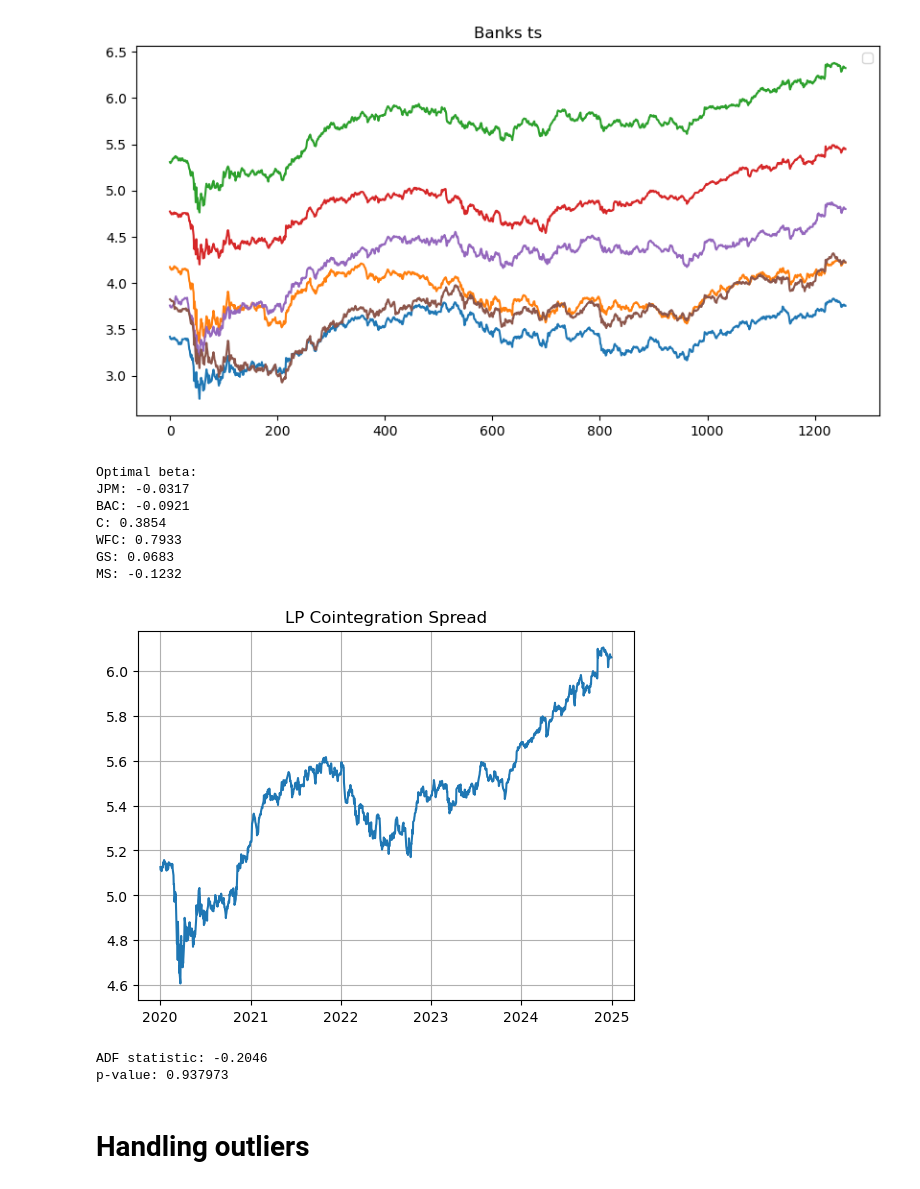
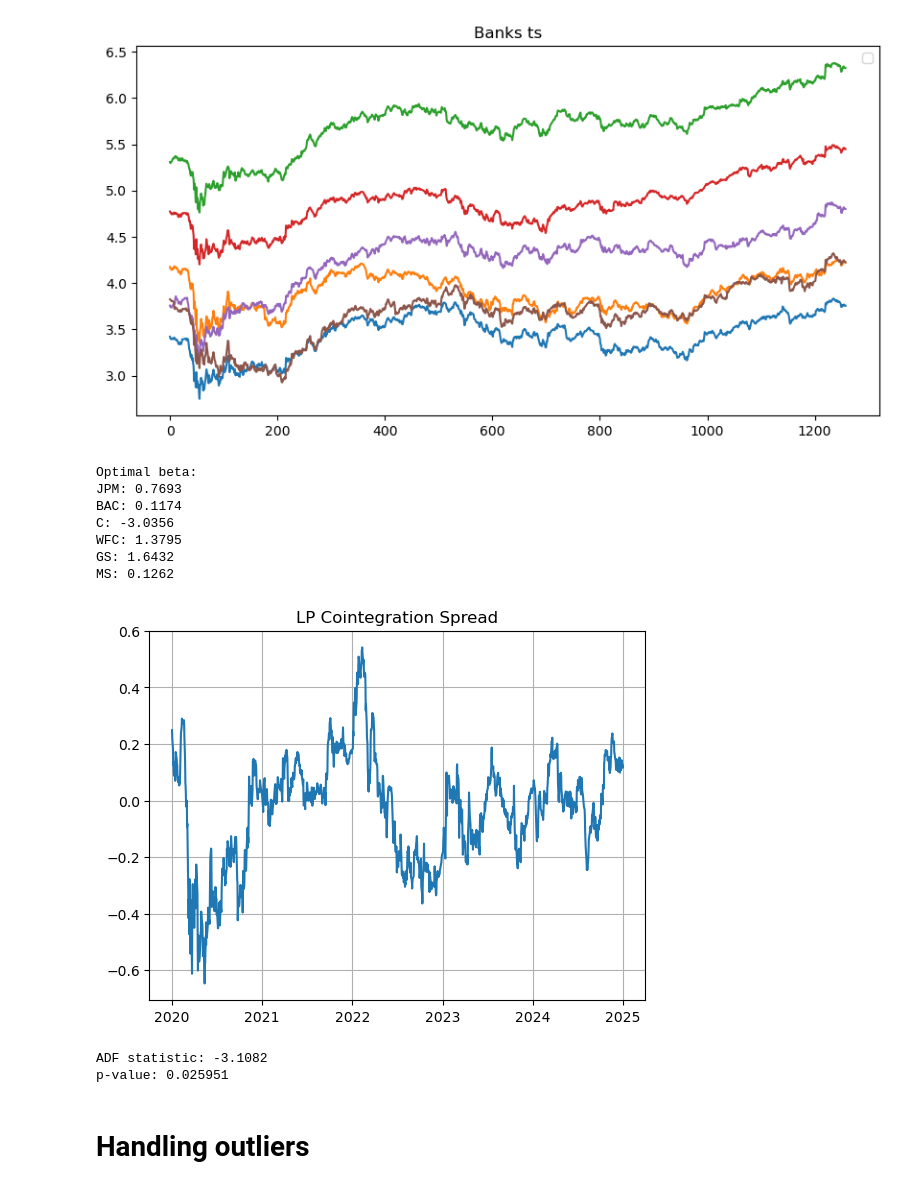
Before and after one commit to nadiakap/TSA, a Jupyter notebook: cointegration_lp.ipynb, the cells around one changed output. Drawn from its saved outputs; the diff is of its cells as text; code cells hidden in the pictures.

```diff
--- a/cointegration_lp.ipynb
+++ b/cointegration_lp.ipynb
@@ -43,7 +31,7 @@ plt.show()
 # %%
 #linear programming formulation
 
-T_minus_1, n = dX.shape
+T_minus_1, n = X.shape
 
 # Variables: beta (n) + u (T-1)
 num_vars = n + T_minus_1
@@ -58,14 +46,14 @@ b_ub = []
 for t in range(T_minus_1):
     # beta^T dX_t - u_t <= 0
     row = np.zeros(num_vars)
-    row[:n] = dX[t]
+    row[:n] = X[t]
     row[n + t] = -1
     A_ub.append(row)
     b_ub.append(0)
 
     # -beta^T dX_t - u_t <= 0
     row = np.zeros(num_vars)
-    row[:n] = -dX[t]
+    row[:n] = -X[t]
     row[n + t] = -1
     A_ub.append(row)
     b_ub.append(0)
@@ -81,56 +69,50 @@ b_eq = np.array([1])
 # Bounds: beta free, u >= 0
 bounds = [(None, None)] * n + [(0, None)] * T_minus_1
 
-# ----------------------------
-# 3. Solve LP
-# ----------------------------
+#Solve LP
+#HIGHS - paskage which includes:
+#highs-ds - dual simplex method
+#highs-jpm-interior-point method, faster for bvery large problems, but may not land exectly on a vertex
+#highs - automatically chooses between ds and jpm
+
 res = linprog(c,
               A_ub=A_ub, b_ub=b_ub,
               A_eq=A_eq, b_eq=b_eq,
               bounds=bounds,
               method="highs")
 
 if not res.success:
     raise ValueError("LP did not converge")
 
 beta = res.x[:n]
 
 print("Optimal beta:")
 for t, b in zip(tickers, beta):
     print(f"{t}: {b:.4f}")
 
-# ----------------------------
-# 4. Construct spread
-# ----------------------------
+#Compute spread
 spread = log_prices.values @ beta
-
-# ----------------------------
-# 5. Plot spread
-# ----------------------------
 plt.figure()
 plt.plot(log_prices.index, spread)
 plt.title("LP Cointegration Spread")
 plt.grid(True)
 plt.show()
 
-# ----------------------------
-# 6. Stationarity test
-# ----------------------------
+#Stationarity test
 adf_stat, pval, *_ = adfuller(spread)
-
 print(f"ADF statistic: {adf_stat:.4f}")
 print(f"p-value: {pval:.6f}")
 # %% [output]
 Optimal beta:
-JPM: -0.0317
-BAC: -0.0921
-C: 0.3854
-WFC: 0.7933
-GS: 0.0683
-MS: -0.1232
+JPM: 0.7693
+BAC: 0.1174
+C: -3.0356
+WFC: 1.3795
+GS: 1.6432
+MS: 0.1262
-[figure, old version]
+[figure, new version]
-ADF statistic: -0.2046
-p-value: 0.937973
+ADF statistic: -3.1082
+p-value: 0.025951
 # %% [markdown]
 # Handling outliers
 # %%
```
Also changed, not shown: parts of 10 cells of this notebook.
